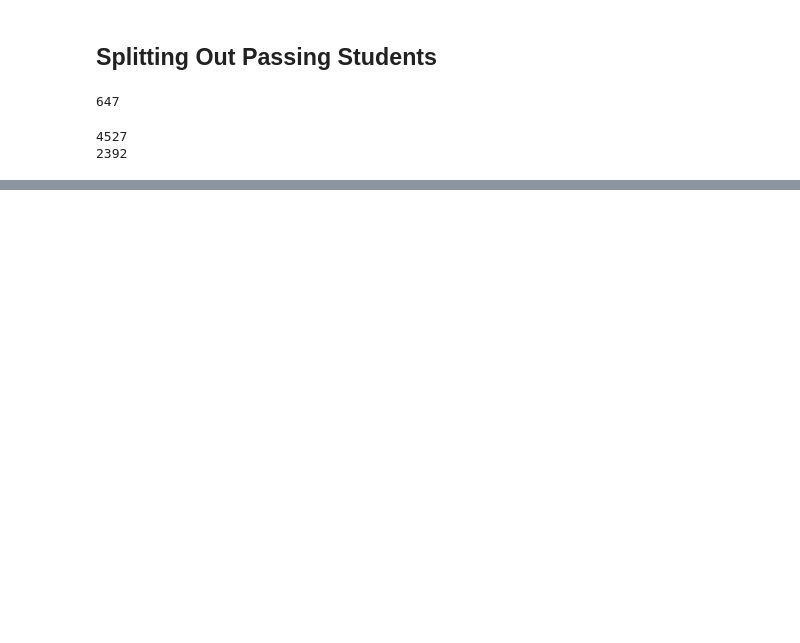
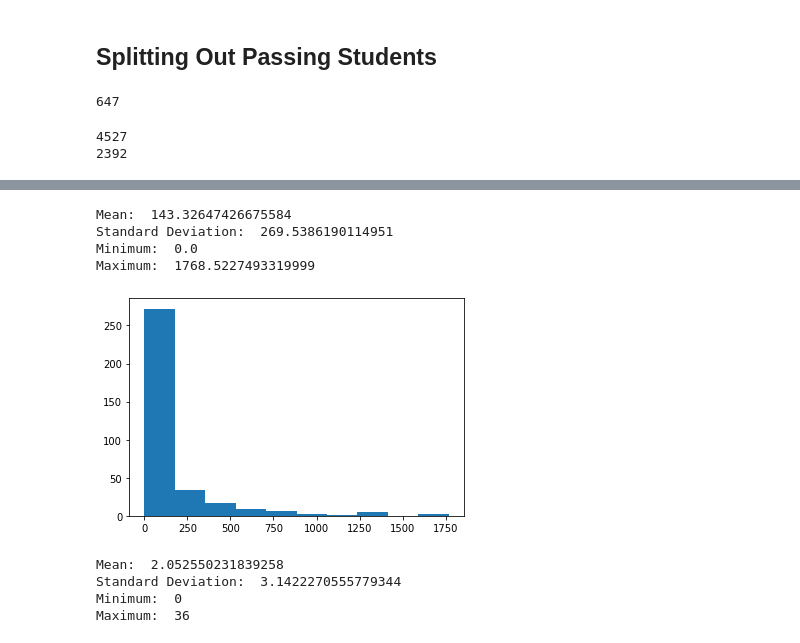
Before and after one commit to shoptsc/Data_Analysis, a Jupyter notebook: Lesson1.ipynb, the cells around one changed output, grey strips where cells are left out. Cells and saved outputs as stored; diff of their text form; code cells hidden in the pictures; blank space fills up the shorter version.

```diff
--- a/Lesson1.ipynb
+++ b/Lesson1.ipynb
@@ -477,0 +486,2 @@ print(len(non_passing_engagement))
+# %%
+non_passing_engagement_by_account = group_data(non_passing_engagement, "account_key")
@@ -477,0 +500,23 @@ print(len(non_passing_engagement))
+# %%
+# Non Passing Engagement Total Minutes
+non_pasing_engagement_total_minutes = sum_grouped_items(non_passing_engagement_by_account, "total_minutes_visited")
+
+total_minutes = list(non_pasing_engagement_total_minutes.values())
+describe_data(total_minutes)
+# %% [output]
+Mean:  143.32647426675584
+Standard Deviation:  269.5386190114951
+Minimum:  0.0
+Maximum:  1768.5227493319999
+[figure, added]
+# %%
+# Passing Engagement For Lessons lesson completed
+passing_engagement_lesson_completed = sum_grouped_items(passing_engagement_by_account, "lessons_completed")
+
+total_lesson = list(passing_engagement_lesson_completed.values())
+describe_data(total_lesson)
+# %% [output]
+Mean:  2.052550231839258
+Standard Deviation:  3.1422270555779344
+Minimum:  0
+Maximum:  36
```
Also changed, not shown: parts of 12 cells of this notebook.
